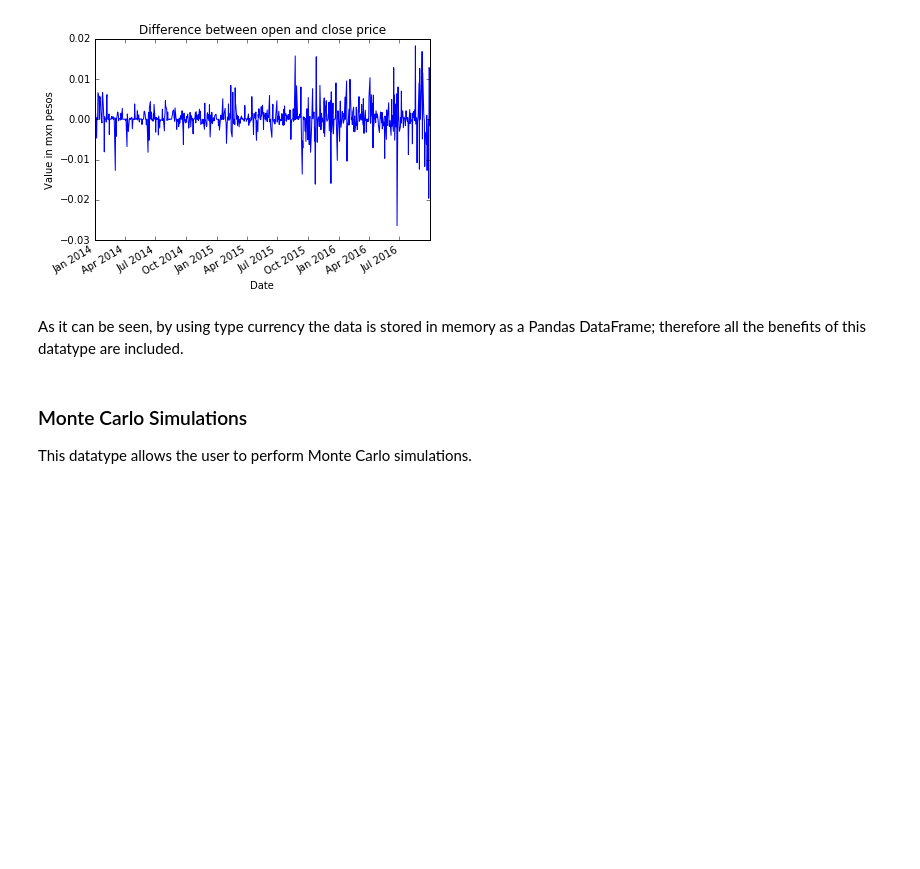
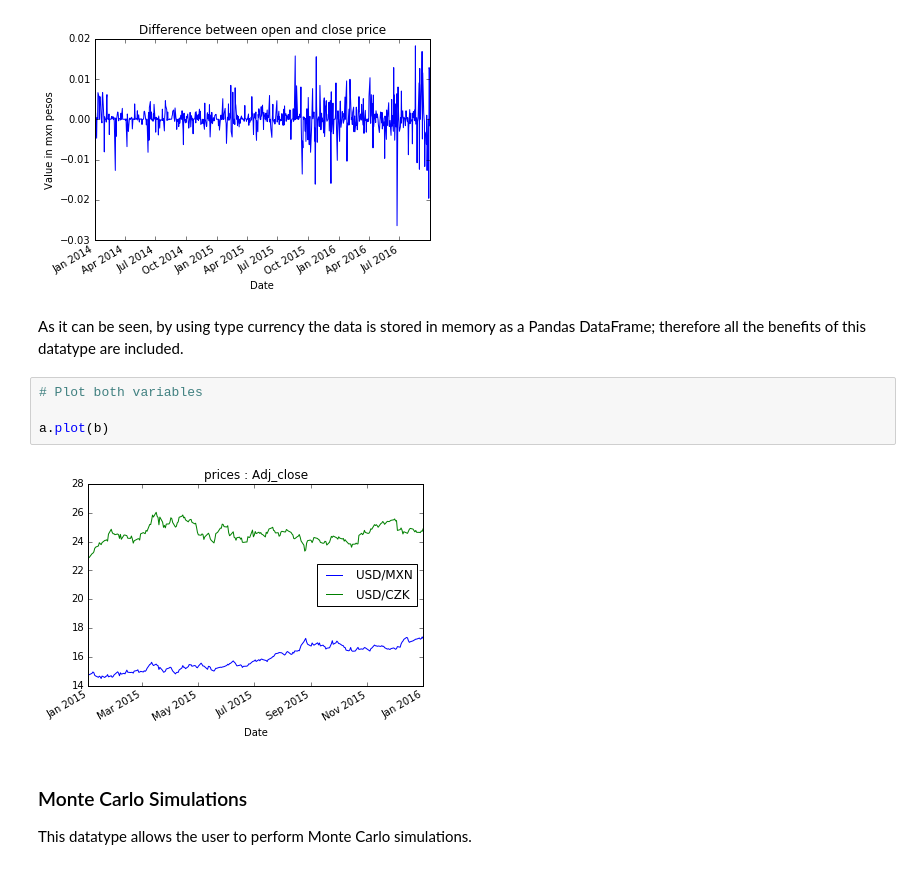
Before and after one commit to RHDZMOTA/financial_series, a Jupyter notebook: Introduction_type_currency.ipynb, the cells around one changed output. Cells and saved outputs as stored; diff of their text form; blank space fills up the shorter version.

```diff
--- a/Introduction_type_currency.ipynb
+++ b/Introduction_type_currency.ipynb
@@ -115,6 +124,12 @@ plt.show()
 [figure]
 # %% [markdown]
 As it can be seen, by using type currency the data is stored in memory as a Pandas DataFrame; therefore all the benefits of this datatype are included.
+# %%
+# Plot both variables
+
+a.plot(b)
+# %% [output]
+[figure, added]
 # %% [markdown]
 ### Monte Carlo Simulations
 
```
Also changed, not shown: parts of 8 cells of this notebook, 2 other files.
